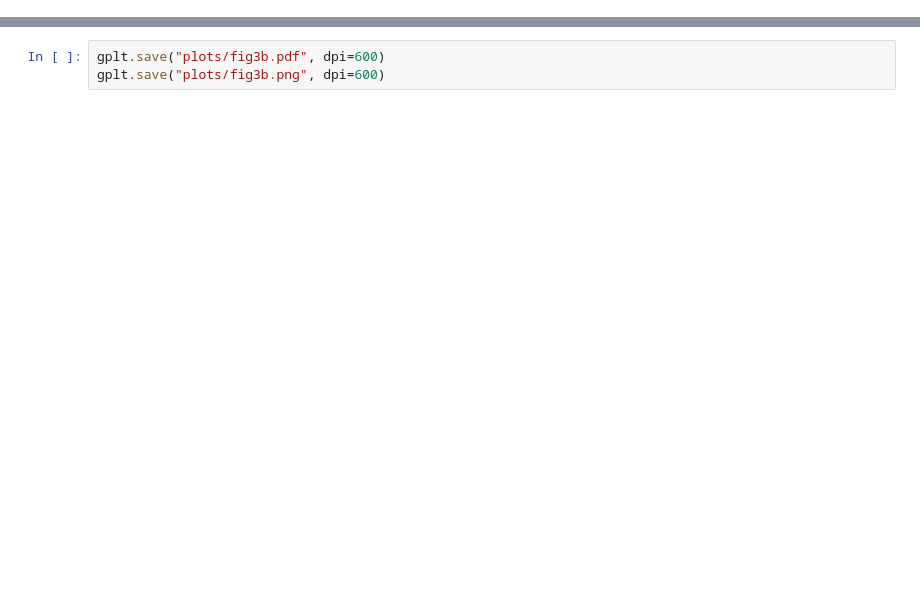
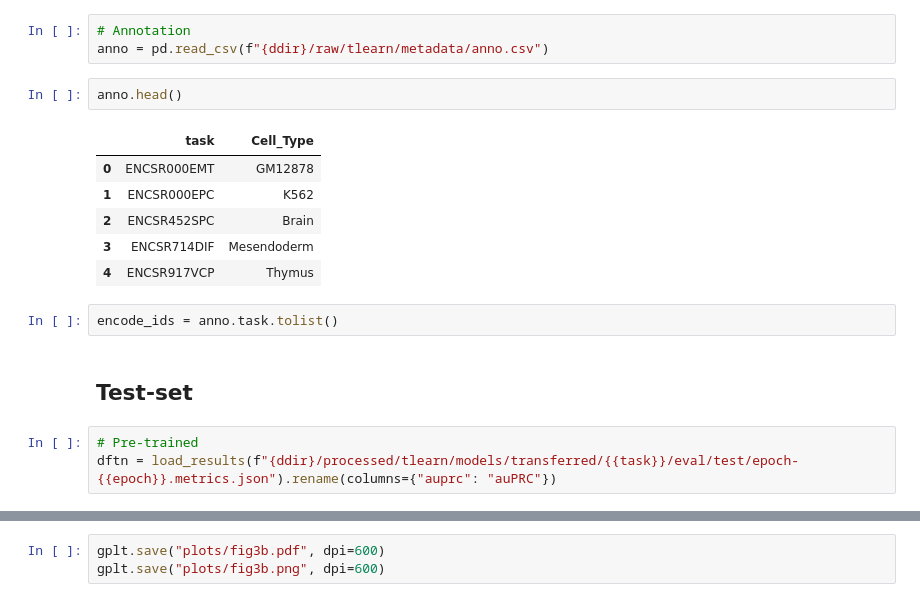
Before and after one commit to kipoi/manuscript, a Jupyter notebook: src/transfer_learning/plot.ipynb, the cells around one changed output, grey strips where cells are left out. Saved outputs shown, nothing was run; the diff lists cells and outputs as text; blank space fills up the shorter version.

```diff
--- a/src/transfer_learning/plot.ipynb
+++ b/src/transfer_learning/plot.ipynb
@@ -171,0 +19,19 @@ gplt
+# %%
+# Annotation
+anno = pd.read_csv(f"{ddir}/raw/tlearn/metadata/anno.csv")
+# %%
+anno.head()
+# %% [output]
+|  | task | Cell_Type |
+| 0 | ENCSR000EMT | GM12878 |
+| 1 | ENCSR000EPC | K562 |
+| 2 | ENCSR452SPC | Brain |
+| 3 | ENCSR714DIF | Mesendoderm |
+| 4 | ENCSR917VCP | Thymus |
+# %%
+encode_ids = anno.task.tolist()
+# %% [markdown]
+## Test-set
+# %%
+# Pre-trained
+dftn = load_results(f"{ddir}/processed/tlearn/models/transferred/{{task}}/eval/test/epoch-{{epoch}}.metrics.json").rename(columns={"auprc": "auPRC"})
```
Also changed, not shown: parts of 51 cells of this notebook, 39 other files.
